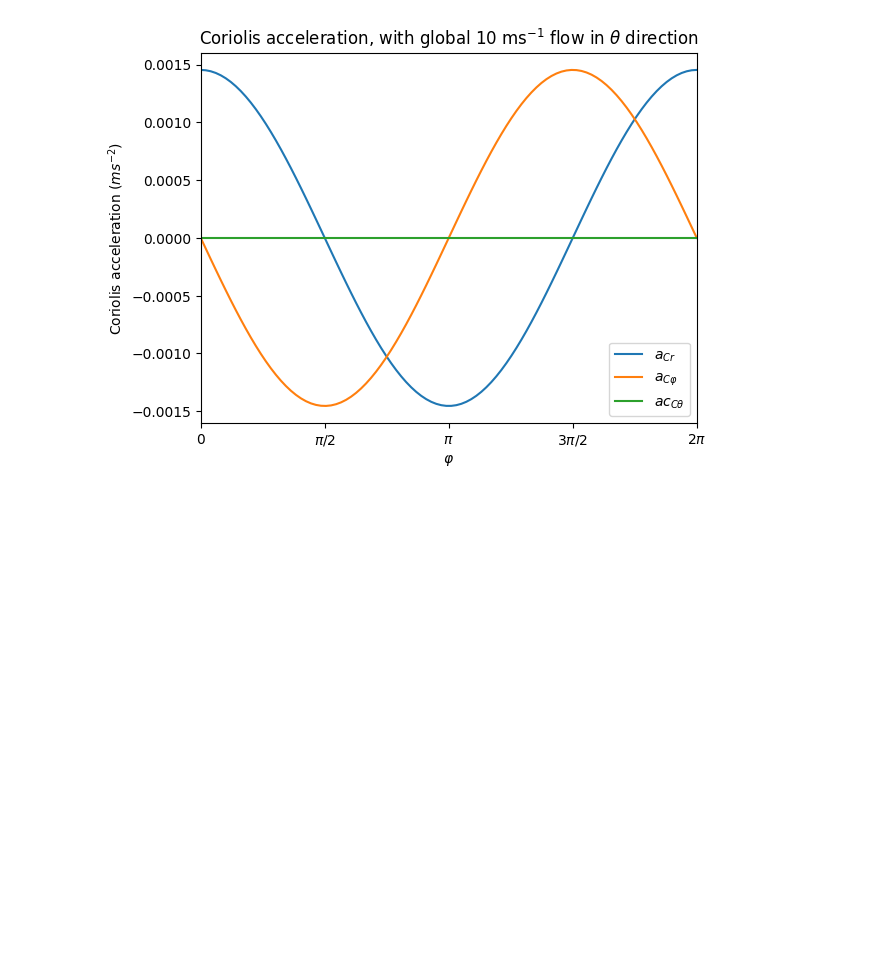
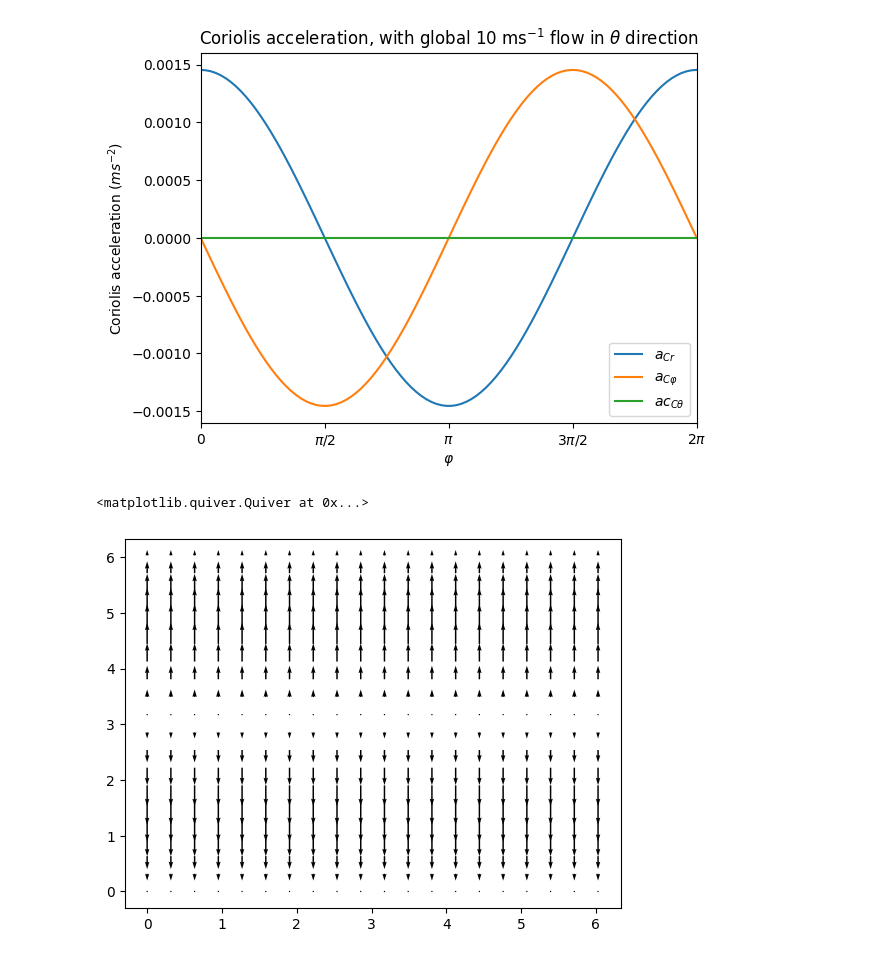
Before and after one commit to dana-grund/HPC4WC, a Jupyter notebook: projects/2023/project06_shallow_water/toroidal_physics/test_toroidal_physics.ipynb, the cells around one changed output. Cells and saved outputs as stored; diff of their text form; code cells hidden in the pictures; blank space fills up the shorter version.

```diff
--- a/projects/2023/project06_shallow_water/toroidal_physics/test_toroidal_physics.ipynb
+++ b/projects/2023/project06_shallow_water/toroidal_physics/test_toroidal_physics.ipynb
@@ -146,4 +143,7 @@ Text(0.5, 1.0, 'Coriolis acceleration, with global 10 ms$^{-1}$ flow in $\\theta
 [figure]
 # %%
 theta = np.linspace(0, 2 * np.pi, 100)
-plt.quiver(theta, phi, np.muac_theta, ac_phi)
+plt.quiver(theta[::5], phi[::5], np.tile(ac_theta,(len(theta),1)).T[::5,::5], np.tile(ac_phi,(len(theta),1)).T[::5,::5])
+# %% [output]
+<matplotlib.quiver.Quiver at 0x...>
+[figure, added]
```
Also changed, not shown: parts of 1 cell of this notebook, 1 other file.
